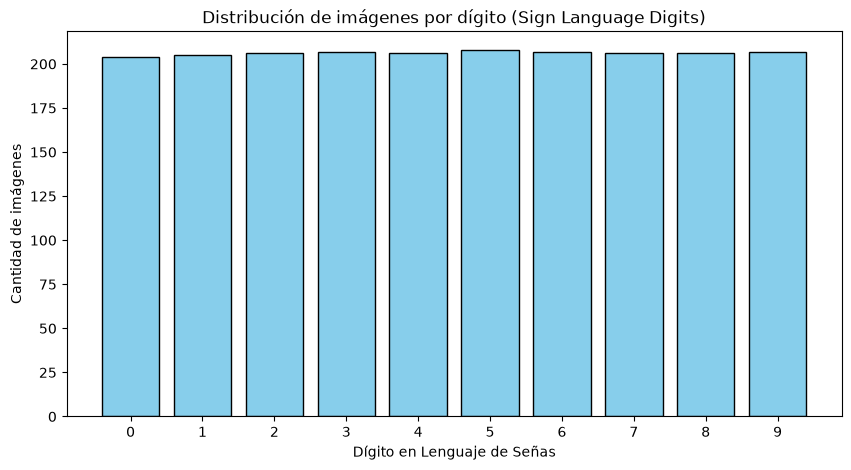
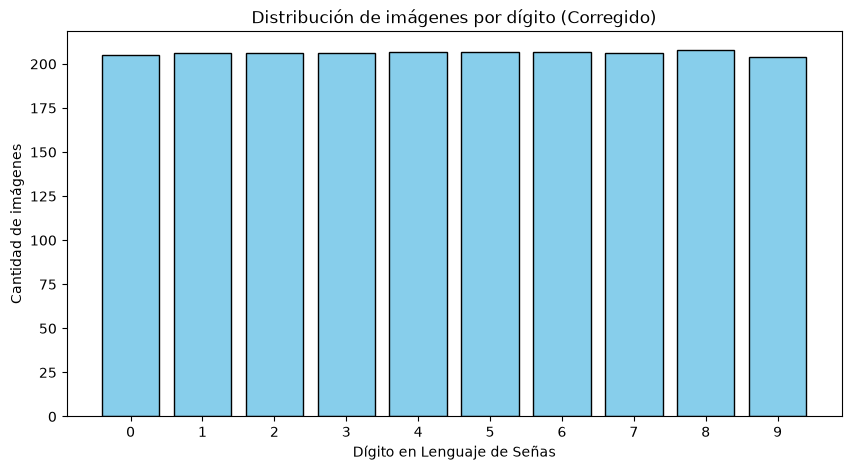
Unified diff of the notebook cell whose output changed from the first chart to the second:
--- before
+++ after
@@ -1,6 +1,12 @@
-# Extraer el número real (0-9) a partir de la matriz One-Hot
-etiquetas_reales = np.argmax(Y, axis=1)
+# El orden "oculto" en el que el autor empaquetó las clases
+orden_clases = np.array([9, 0, 7, 6, 1, 8, 4, 3, 2, 5])
 
-# Contar cuántas imágenes hay por cada clase
+# 1. Obtener el índice original (0 al 9) de la matriz
+indices_originales = np.argmax(Y, axis=1)
+
+# 2. Mapear ese índice al dígito real usando el arreglo del autor
+etiquetas_reales = orden_clases[indices_originales]
+
+# Contar cuántas imágenes hay por cada clase REAL
 clases, conteo = np.unique(etiquetas_reales, return_counts=True)
 
@@ -8,5 +14,5 @@
 plt.figure(figsize=(10, 5))
 plt.bar(clases, conteo, color='skyblue', edgecolor='black')
-plt.title('Distribución de imágenes por dígito (Sign Language Digits)')
+plt.title('Distribución de imágenes por dígito (Corregido)')
 plt.xlabel('Dígito en Lenguaje de Señas')
 plt.ylabel('Cantidad de imágenes')
@@ -17,3 +23,3 @@
 print("--- Conteo exacto por clase ---")
 for clase, cantidad in zip(clases, conteo):
-    print(f"Dígito {clase}: {cantidad} imágenes")
+    print(f"Dígito {clase}: {cantidad} imágenes")   

Commit: División de dataset para entrenamiento y arreglo de errores